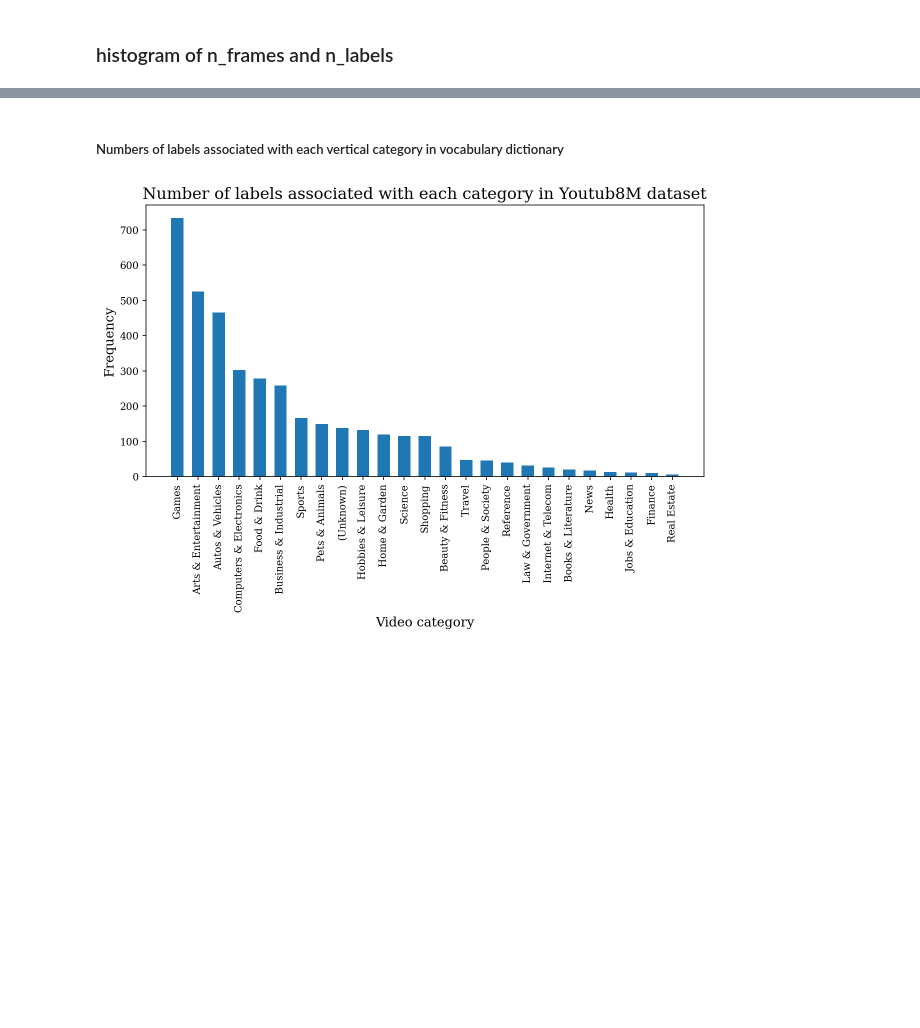
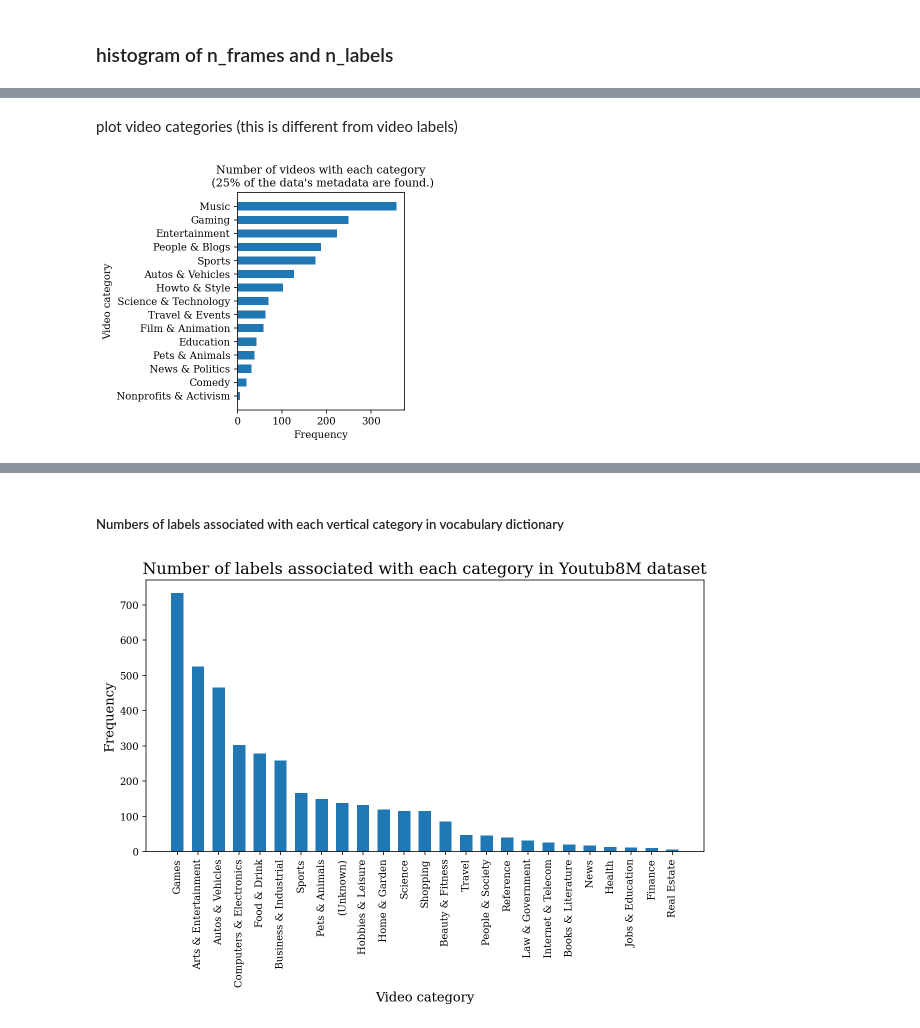
Before and after one commit to erikanfox/YouTube-8m-Classification, a Jupyter notebook: EDA.ipynb, the cells around one changed output, grey strips where cells are left out. Cells and saved outputs as stored; diff of their text form; code cells hidden in the pictures; blank space fills up the shorter version.

```diff
--- a/EDA.ipynb
+++ b/EDA.ipynb
@@ -17,14 +17,18 @@ plt.rcParams['font.family'] = 'serif'
 %matplotlib inline
 %config InlineBackend.figure_format = 'retina'
 # %%
-r = re.compile("^train.+\\.tfrecord$")
+
+# train, test, val directory
 train_dir  = "/Users/shufanxia/Documents/frame-level/"
 val_dir = "/Users/shufanxia/Documents/validate-frame/"
 test_dir = "/Users/shufanxia/Documents/test-frame/"
-frames_train = get_records(train_dir,"train")
-frames_val = get_records(val_dir,"validate")
-frames_all=frames_train+frames_val
+
+# get and read records
+frames_train = get_records(train_dir,"train")[:2]
+frames_val = get_records(val_dir,"validate")[:2]
+frames_test = get_records(test_dir,"validate")[:2] # it's called validate in the test_dir
 
 feat_rgb,feat_audio,feat_pseudoid,feat_labels = read_records(frames_train)
 feat_rgb_val,feat_audio_val,feat_pseudoid_val,feat_labels_val = read_records(frames_val)
+feat_rgb_test,feat_audio_test,feat_pseudoid_test,feat_labels_test = read_records(frames_test)
 # %% [output]
@@ -174,0 +321,13 @@ plt.show()
+# %%
+metadata_df = pd.read_pickle("data/video_metadata.pkl")
+#df = pd.read_csv("video_id_label.csv")
+
+# merge label_id data with metadata
+video_info = metadata_df.merge(df,left_on="pseudo_id",right_on="pseudo_id")
+video_info.categories = video_info.categories.astype("str").apply(lambda x: re.sub(r"\[|\]|\'|\'","",x))
+
+# only take videos whose real_id is found
+video_info_noNAN = video_info.loc[-video_info.real_id.isna()]
+print(len(video_info_noNAN))
+print(len(video_info_noNAN)/len(video_info))
+video_info_noNAN.head()
@@ -174,0 +343,17 @@ plt.show()
+# %% [markdown]
+plot video categories (this is different from video labels)
+# %%
+category_count = video_info_noNAN.categories.value_counts()
+fig = plt.figure(figsize=(3,4))
+n_cat = len(category_count)
+x =  -1*np.arange(0,n_cat,1)
+category_names = category_count.index
+plt.barh(x,category_count.values,height=0.6)
+plt.yticks(x,category_names)
+plt.ylabel("Video category",fontsize=10)
+plt.xlabel("Frequency",fontsize=10)
+plt.title("Number of videos with each category\n (25% of the data's metadata are found.)",fontsize=11)
+plt.savefig("plots/video_category.png",bbox_inches = 'tight')
+plt.show()
+# %% [output]
+[figure, added]
```
Also changed, not shown: parts of 49 cells of this notebook.
